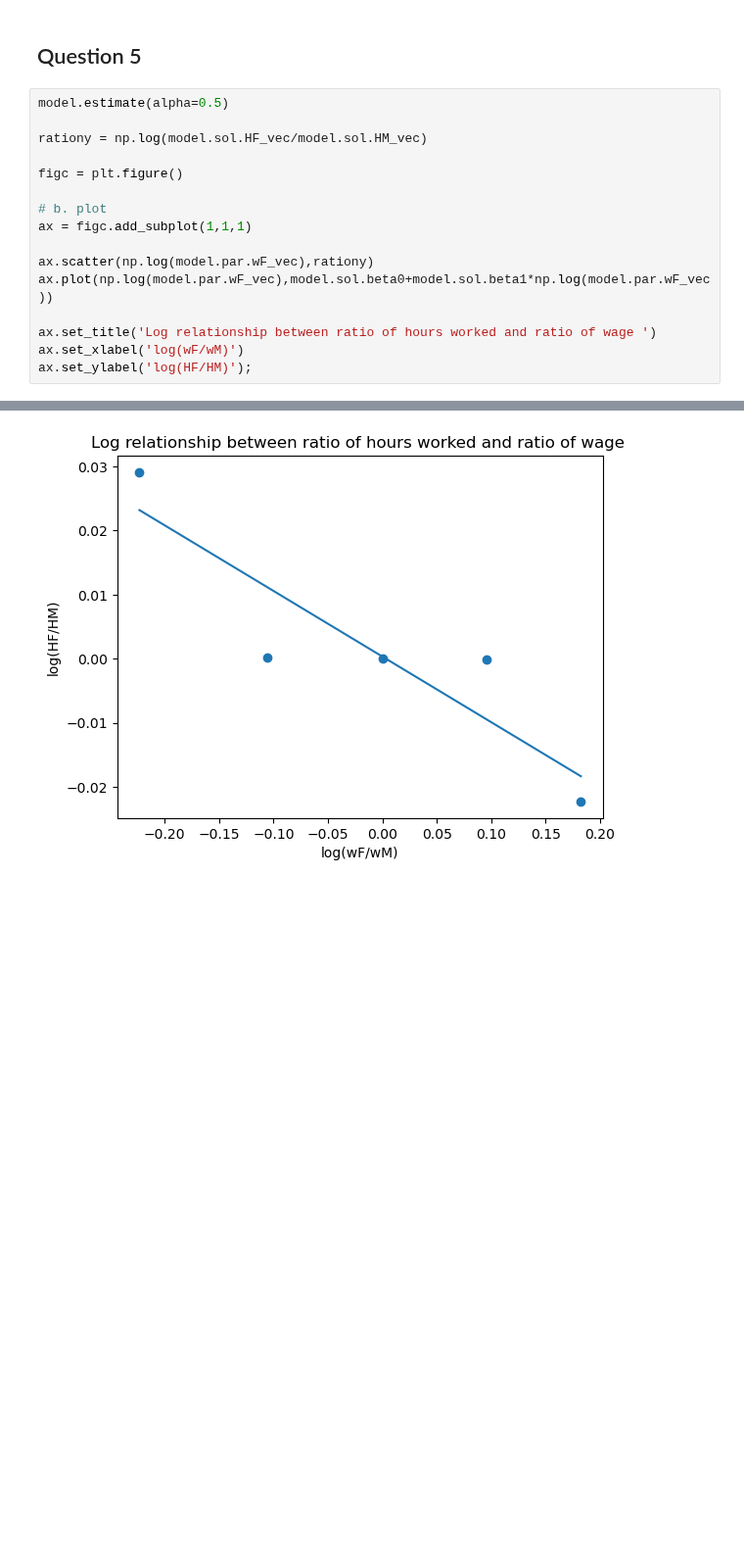
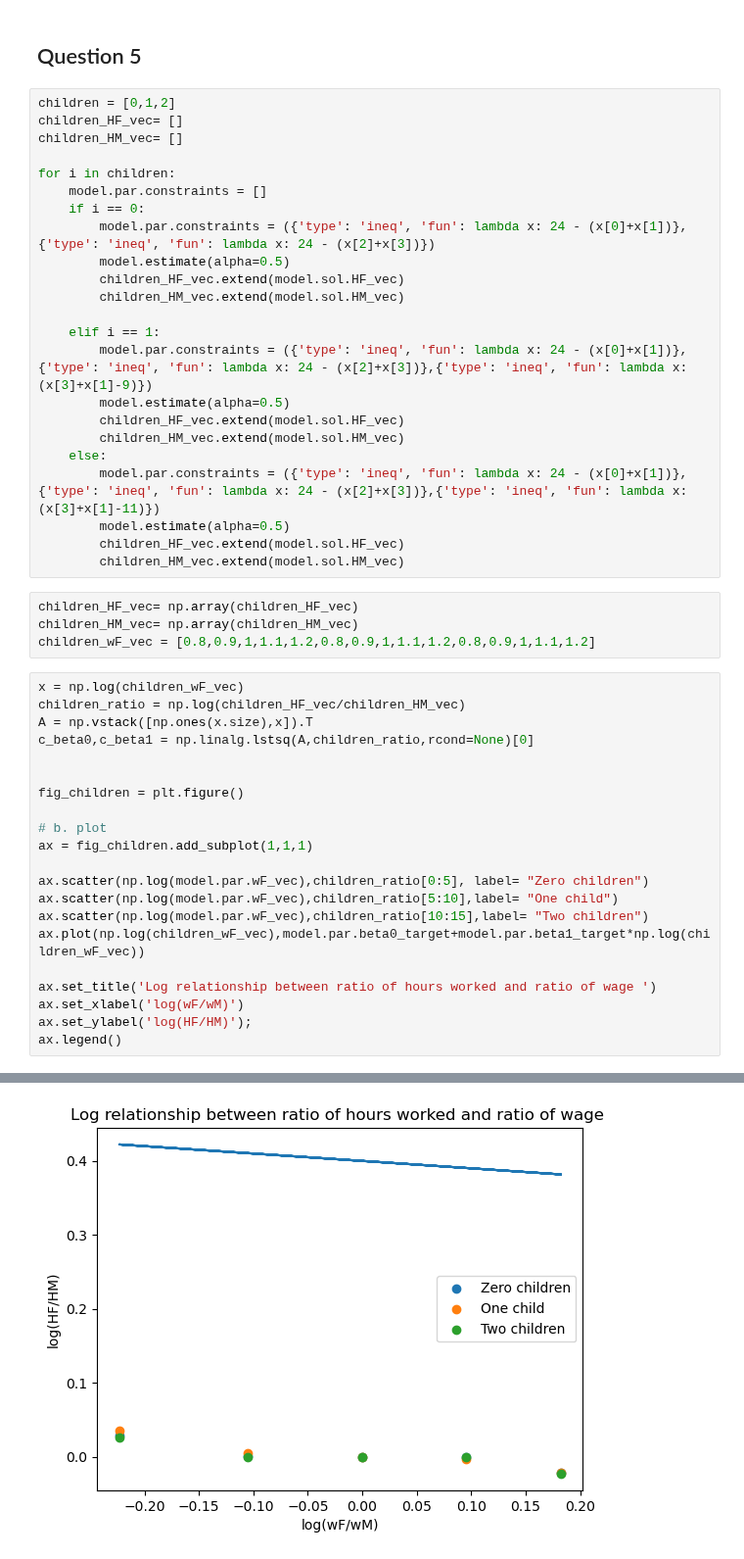
Before and after one commit to NumEconCopenhagen/projects-2023-cbjk, a Jupyter notebook: inauguralproject/New_inauguralproject.ipynb, the cells around one changed output, grey strips where cells are left out. Shown at 98% size. Drawn from its saved outputs; the diff is of its cells as text; blank space fills up the shorter version.

```diff
--- a/inauguralproject/New_inauguralproject.ipynb
+++ b/inauguralproject/New_inauguralproject.ipynb
@@ -158,19 +156,51 @@ Text(0, 0.5, '$log(H_F/H_M)$')
 # %% [markdown]
 ## Question 5
+# %%
+children = [0,1,2]
+children_HF_vec= []
+children_HM_vec= []
+
+for i in children:
+    model.par.constraints = []
+    if i == 0:
+        model.par.constraints = ({'type': 'ineq', 'fun': lambda x: 24 - (x[0]+x[1])},{'type': 'ineq', 'fun': lambda x: 24 - (x[2]+x[3])})
+        model.estimate(alpha=0.5)
+        children_HF_vec.extend(model.sol.HF_vec)
+        children_HM_vec.extend(model.sol.HM_vec)
+
+    elif i == 1:
+        model.par.constraints = ({'type': 'ineq', 'fun': lambda x: 24 - (x[0]+x[1])},{'type': 'ineq', 'fun': lambda x: 24 - (x[2]+x[3])},{'type': 'ineq', 'fun': lambda x: (x[3]+x[1]-9)})
+        model.estimate(alpha=0.5)
+        children_HF_vec.extend(model.sol.HF_vec)
+        children_HM_vec.extend(model.sol.HM_vec)
+    else:
+        model.par.constraints = ({'type': 'ineq', 'fun': lambda x: 24 - (x[0]+x[1])},{'type': 'ineq', 'fun': lambda x: 24 - (x[2]+x[3])},{'type': 'ineq', 'fun': lambda x: (x[3]+x[1]-11)})
+        model.estimate(alpha=0.5)
+        children_HF_vec.extend(model.sol.HF_vec)
+        children_HM_vec.extend(model.sol.HM_vec)
+# %%
+children_HF_vec= np.array(children_HF_vec)
+children_HM_vec= np.array(children_HM_vec)
+children_wF_vec = [0.8,0.9,1,1.1,1.2,0.8,0.9,1,1.1,1.2,0.8,0.9,1,1.1,1.2]
 # %%
-model.estimate(alpha=0.5)
+x = np.log(children_wF_vec)
+children_ratio = np.log(children_HF_vec/children_HM_vec)
+A = np.vstack([np.ones(x.size),x]).T
+c_beta0,c_beta1 = np.linalg.lstsq(A,children_ratio,rcond=None)[0]
 
-rationy = np.log(model.sol.HF_vec/model.sol.HM_vec)
 
-figc = plt.figure()
+fig_children = plt.figure()
 
 # b. plot
-ax = figc.add_subplot(1,1,1)
+ax = fig_children.add_subplot(1,1,1)
 
-ax.scatter(np.log(model.par.wF_vec),rationy)
-ax.plot(np.log(model.par.wF_vec),model.sol.beta0+model.sol.beta1*np.log(model.par.wF_vec))
+ax.scatter(np.log(model.par.wF_vec),children_ratio[0:5], label= "Zero children")
+ax.scatter(np.log(model.par.wF_vec),children_ratio[5:10],label= "One child")
+ax.scatter(np.log(model.par.wF_vec),children_ratio[10:15],label= "Two children")
+ax.plot(np.log(children_wF_vec),model.par.beta0_target+model.par.beta1_target*np.log(children_wF_vec))
 
 ax.set_title('Log relationship between ratio of hours worked and ratio of wage ')
 ax.set_xlabel('log(wF/wM)')
 ax.set_ylabel('log(HF/HM)');
+ax.legend()
 # %% [output]
@@ -177 +208 @@ ax.set_ylabel('log(HF/HM)');
-[figure, old version]
+[figure, new version]
```
Also changed, not shown: parts of 9 cells of this notebook.
